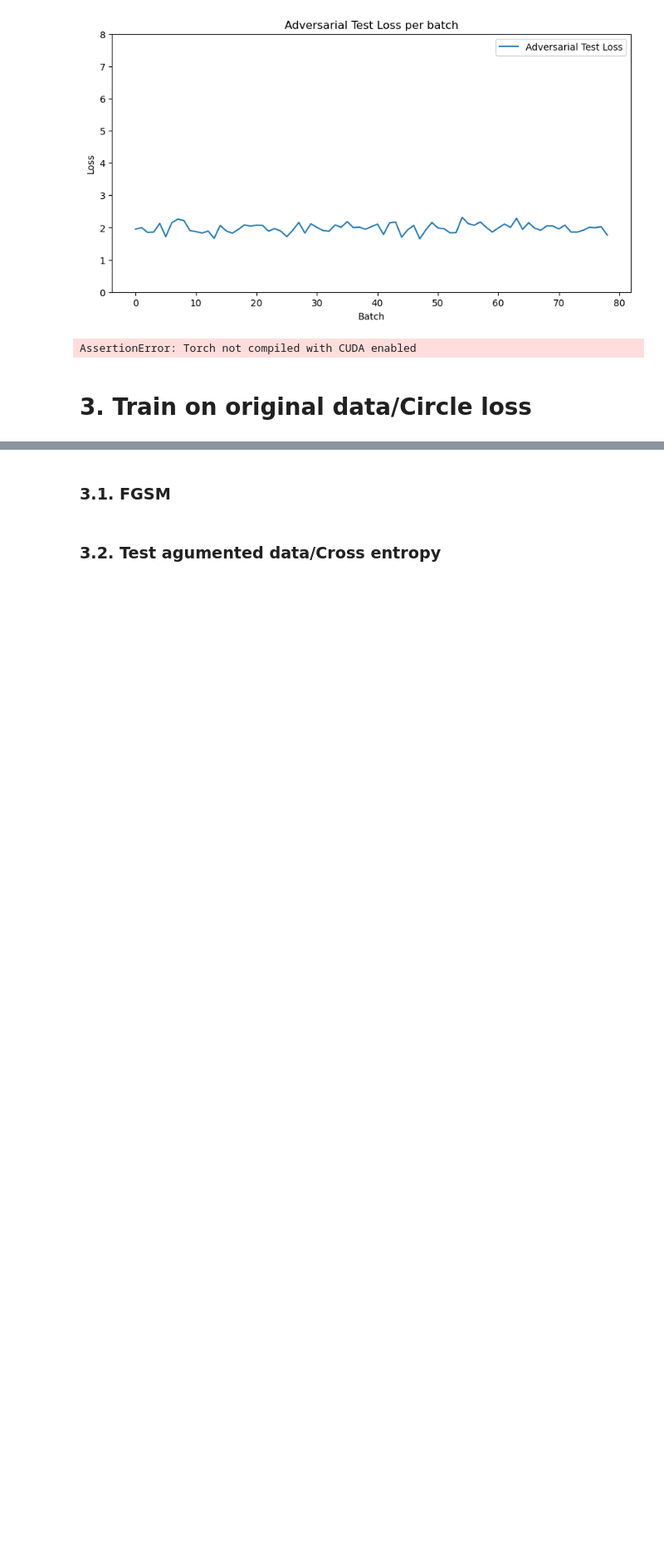
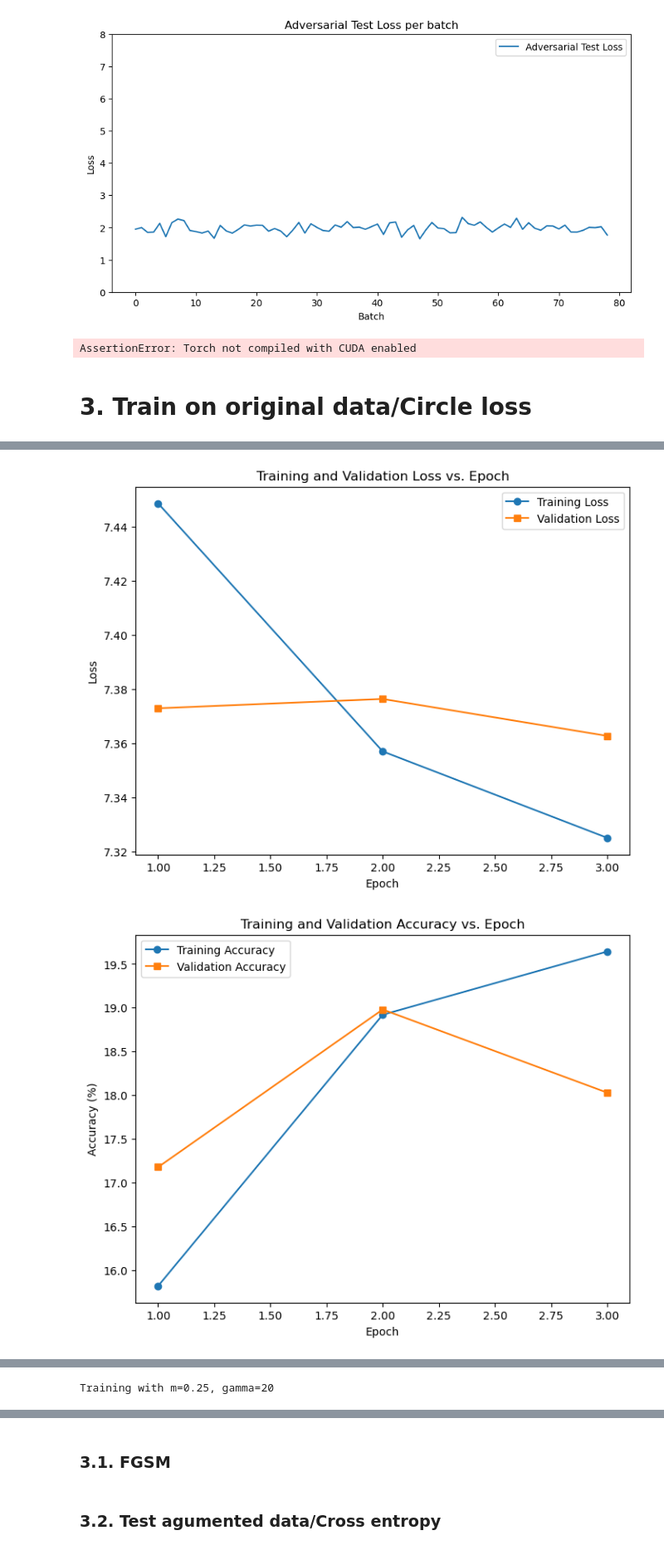
Before and after one commit to moshafieeha/Deep-Learning-Mini-Projects, a Jupyter notebook: Robustenss in Classification.ipynb, the cells around one changed output, grey strips where cells are left out. Shown at 83% size. Saved outputs shown, nothing was run; the diff lists cells and outputs as text; code cells hidden in the pictures; blank space fills up the shorter version.

Commit message:
Add dictionary to section 3 to test different values

```diff
--- a/Robustenss in Classification.ipynb
+++ b/Robustenss in Classification.ipynb
@@ -602,3 +602,45 @@ AssertionError: Torch not compiled with CUDA enabled
 extract_and_visualize_features(new_model, adversarial_images, labels, device)
 # %% [markdown]
 # 3. Train on original data/Circle loss
+# %%
+from itertools import product
+
+# Define the range of values for m and gamma
+m_values = [0.25, 0.5, 0.75, 1.0]
+gamma_values = [1, 5, 10, 20]
+
+# Create a dictionary to store the results
+results = {}
+
+# Perform grid search
+for m, gamma in product(m_values, gamma_values):
+    print(f"Training with m={m}, gamma={gamma}")
+
+    # Create a new instance of the model
+    new_model = resnet18(pretrained=True)
+    num_features = new_model.fc.in_features
+    new_model.fc = nn.Linear(num_features, 10)
+    new_model = new_model.to(device)
+
+    # Create the Circle Loss with the current m and gamma values
+    criterion = losses.CircleLoss(m=m, gamma=gamma)
+    optimizer = optim.Adam(new_model.parameters(), lr=0.001)
+
+    # Train the model
+    train_losses, val_losses, train_accuracies, val_accuracies = train(new_model, train_loader, val_loader, criterion, optimizer, device, 3)
+
+    # Store the results for the current combination of m and gamma
+    results[(m, gamma)] = {
+        'train_losses': train_losses,
+        'val_losses': val_losses,
+        'train_accuracies': train_accuracies,
+        'val_accuracies': val_accuracies
+    }
+
+# Find the best combination of m and gamma based on validation accuracy
+best_m, best_gamma = max(results, key=lambda x: max(results[x]['val_accuracies']))
+best_val_accuracy = max(results[(best_m, best_gamma)]['val_accuracies'])
+
+print(f"Best hyperparameters: m={best_m}, gamma={best_gamma}")
+print(f"Best validation accuracy: {best_val_accuracy:.2f}%")
+# %% [output]
@@ -604,0 +651,2 @@ extract_and_visualize_features(new_model, adversarial_images, labels, device)
+[figure, added]
+[figure, added]
@@ -605,3 +665,4 @@ extract_and_visualize_features(new_model, adversarial_images, labels, device)
+Training with m=0.25, gamma=20
 # %%
 # Setup and Retrain
 new_model2 = resnet18(pretrained=True)
```
Also changed, not shown: parts of 2 cells of this notebook.
